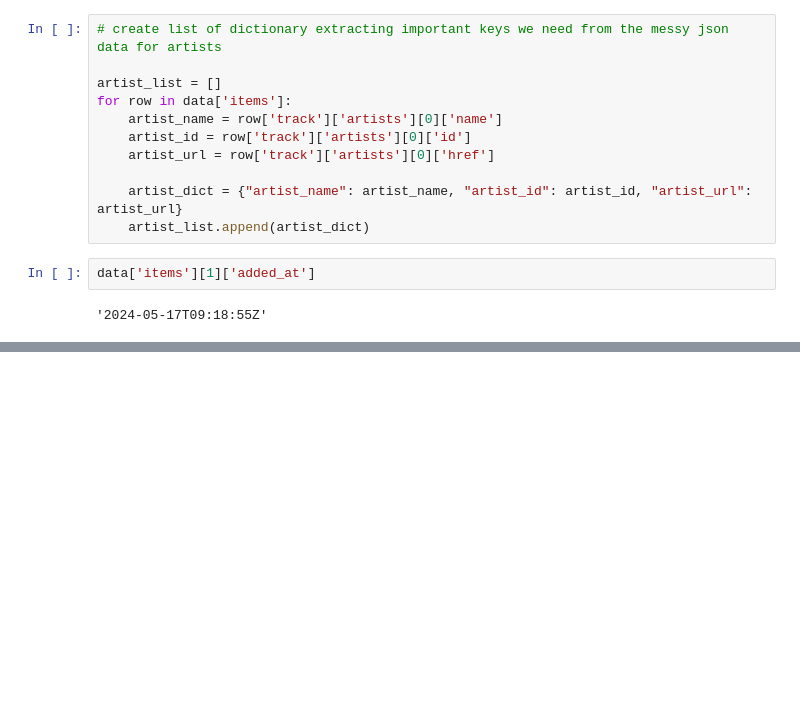
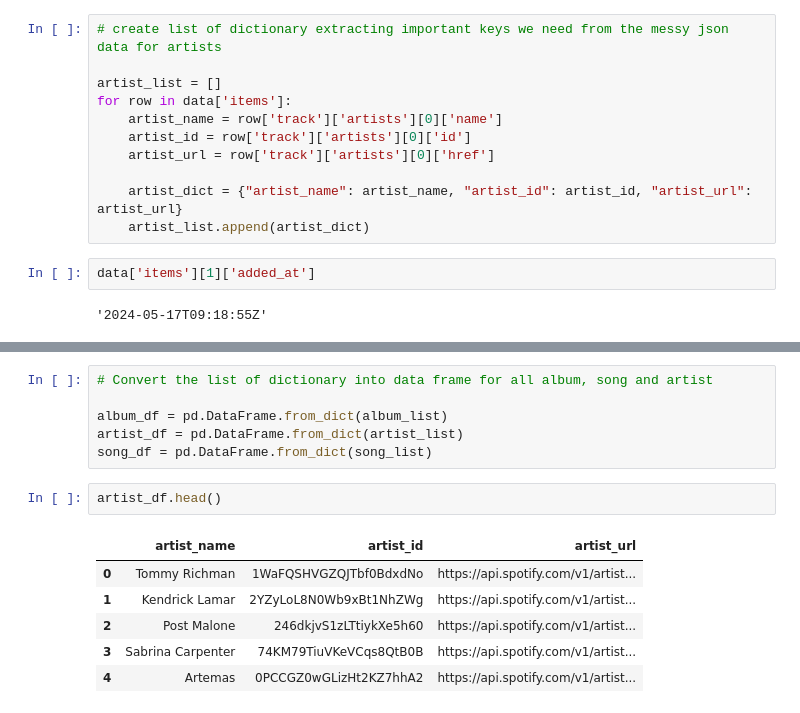
Before and after one commit to Mausham07/Spotify_Data_Pipeline-ETL-, a Jupyter notebook: spotify_pipeline_project.ipynb, the cells around one changed output, grey strips where cells are left out. Drawn from its saved outputs; the diff is of its cells as text; blank space fills up the shorter version.

```diff
--- a/spotify_pipeline_project.ipynb
+++ b/spotify_pipeline_project.ipynb
@@ -97,0 +101,15 @@ for row in data['items']:
+# %%
+# Convert the list of dictionary into data frame for all album, song and artist
+
+album_df = pd.DataFrame.from_dict(album_list)
+artist_df = pd.DataFrame.from_dict(artist_list)
+song_df = pd.DataFrame.from_dict(song_list)
+# %%
+artist_df.head()
+# %% [output]
+|  | artist_name | artist_id | artist_url |
+| 0 | Tommy Richman | 1WaFQSHVGZQJTbf0BdxdNo | https://api.spotify.com/v1/artist... |
+| 1 | Kendrick Lamar | 2YZyLoL8N0Wb9xBt1NhZWg | https://api.spotify.com/v1/artist... |
+| 2 | Post Malone | 246dkjvS1zLTtiykXe5h60 | https://api.spotify.com/v1/artist... |
+| 3 | Sabrina Carpenter | 74KM79TiuVKeVCqs8QtB0B | https://api.spotify.com/v1/artist... |
+| 4 | Artemas | 0PCCGZ0wGLizHt2KZ7hhA2 | https://api.spotify.com/v1/artist... |
```
Also changed, not shown: parts of 5 cells of this notebook.
